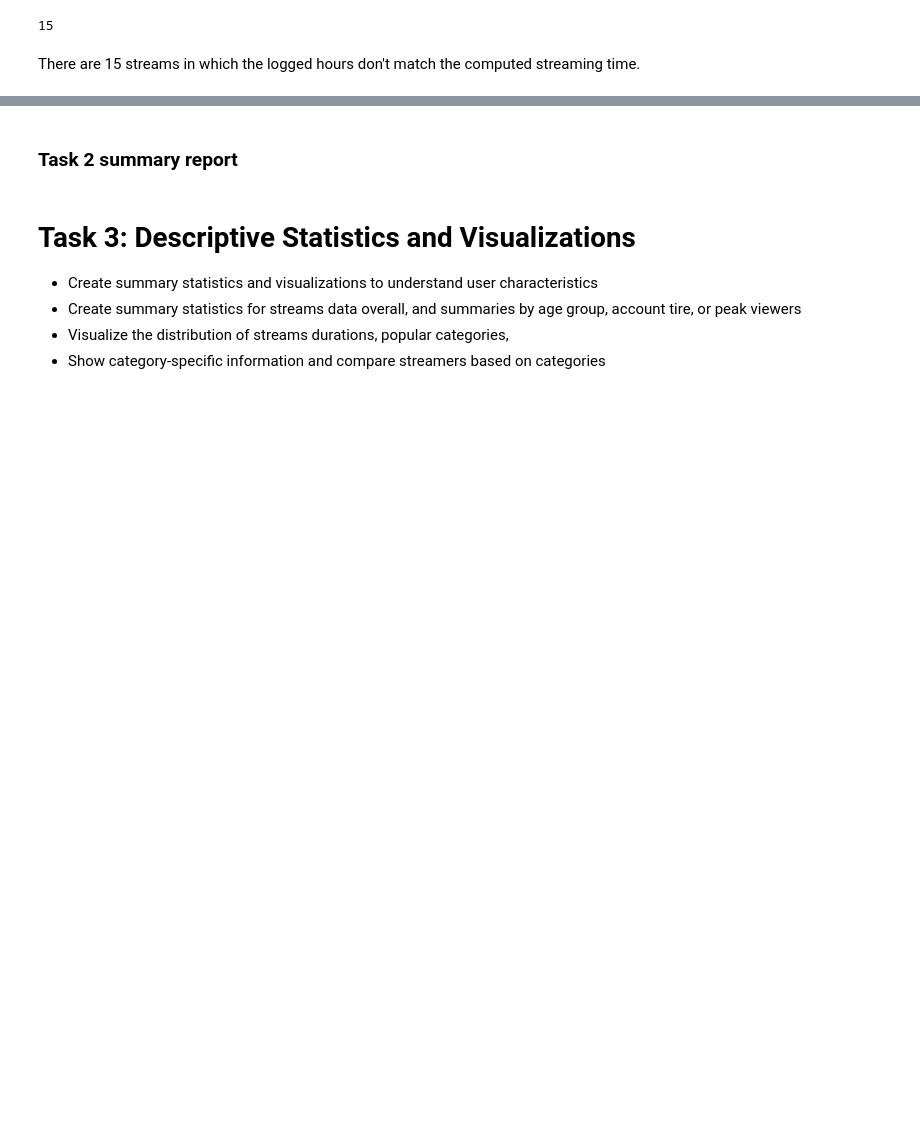
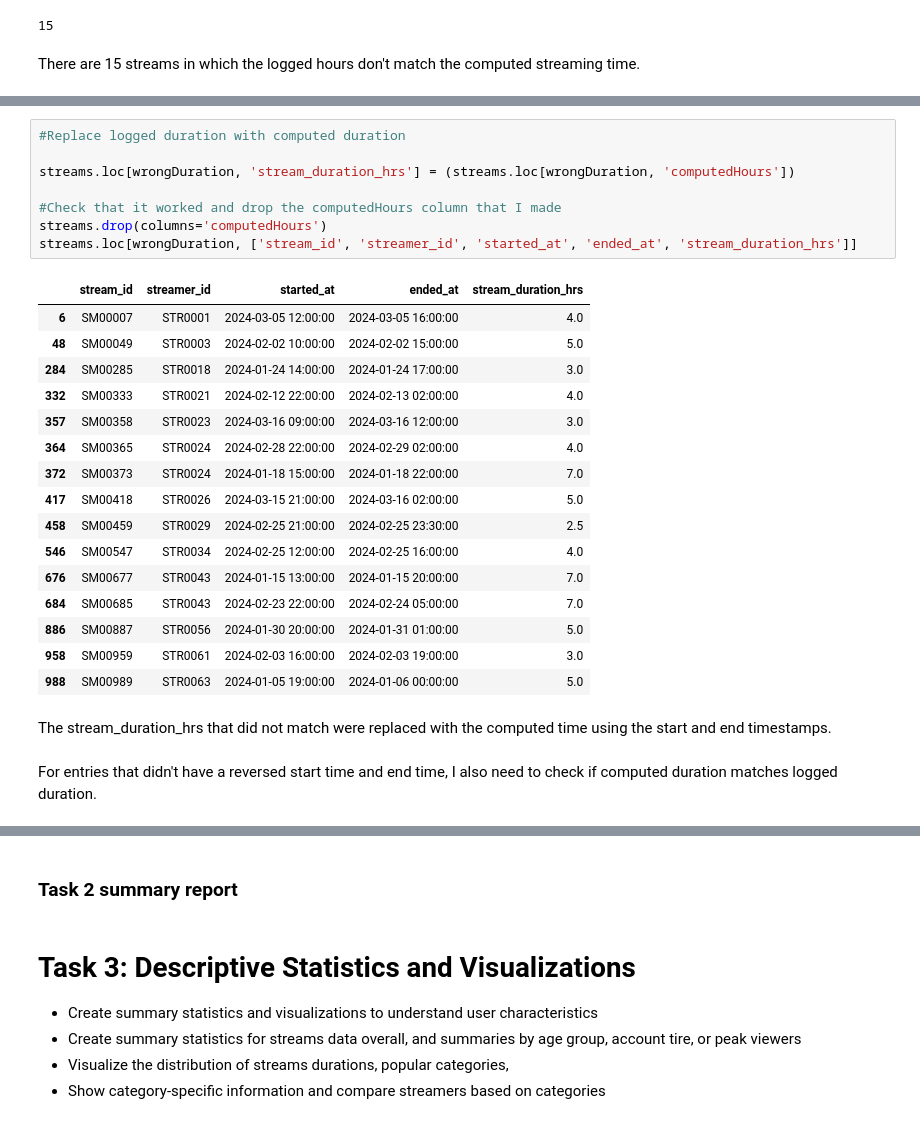
Before and after one commit to zlwym/Assignment01_IAT461, a Jupyter notebook: IAT461-Assignment01-Scaffold.ipynb, the cells around one changed output, grey strips where cells are left out. Cells and saved outputs as stored; diff of their text form; blank space fills up the shorter version.

```diff
--- a/IAT461-Assignment01-Scaffold.ipynb
+++ b/IAT461-Assignment01-Scaffold.ipynb
@@ -382,0 +405,29 @@ There are 15 streams in which the logged hours don't match the computed streamin
+# %%
+#Replace logged duration with computed duration
+
+streams.loc[wrongDuration, 'stream_duration_hrs'] = (streams.loc[wrongDuration, 'computedHours'])
+
+#Check that it worked and drop the computedHours column that I made
+streams.drop(columns='computedHours')
+streams.loc[wrongDuration, ['stream_id', 'streamer_id', 'started_at', 'ended_at', 'stream_duration_hrs']]
+# %% [output]
+|  | stream_id | streamer_id | started_at | ended_at | stream_duration_hrs |
+| 6 | SM00007 | STR0001 | 2024-03-05 12:00:00 | 2024-03-05 16:00:00 | 4.0 |
+| 48 | SM00049 | STR0003 | 2024-02-02 10:00:00 | 2024-02-02 15:00:00 | 5.0 |
+| 284 | SM00285 | STR0018 | 2024-01-24 14:00:00 | 2024-01-24 17:00:00 | 3.0 |
+| 332 | SM00333 | STR0021 | 2024-02-12 22:00:00 | 2024-02-13 02:00:00 | 4.0 |
+| 357 | SM00358 | STR0023 | 2024-03-16 09:00:00 | 2024-03-16 12:00:00 | 3.0 |
+| 364 | SM00365 | STR0024 | 2024-02-28 22:00:00 | 2024-02-29 02:00:00 | 4.0 |
+| 372 | SM00373 | STR0024 | 2024-01-18 15:00:00 | 2024-01-18 22:00:00 | 7.0 |
+| 417 | SM00418 | STR0026 | 2024-03-15 21:00:00 | 2024-03-16 02:00:00 | 5.0 |
+| 458 | SM00459 | STR0029 | 2024-02-25 21:00:00 | 2024-02-25 23:30:00 | 2.5 |
+| 546 | SM00547 | STR0034 | 2024-02-25 12:00:00 | 2024-02-25 16:00:00 | 4.0 |
+| 676 | SM00677 | STR0043 | 2024-01-15 13:00:00 | 2024-01-15 20:00:00 | 7.0 |
+| 684 | SM00685 | STR0043 | 2024-02-23 22:00:00 | 2024-02-24 05:00:00 | 7.0 |
+| 886 | SM00887 | STR0056 | 2024-01-30 20:00:00 | 2024-01-31 01:00:00 | 5.0 |
+| 958 | SM00959 | STR0061 | 2024-02-03 16:00:00 | 2024-02-03 19:00:00 | 3.0 |
+| 988 | SM00989 | STR0063 | 2024-01-05 19:00:00 | 2024-01-06 00:00:00 | 5.0 |
+# %% [markdown]
+The stream_duration_hrs that did not match were replaced with the computed time using the start and end timestamps.
+# %% [markdown]
+For entries that didn't have a reversed start time and end time, I also need to check if computed duration matches logged duration.
```
Also changed, not shown: parts of 10 cells of this notebook.
